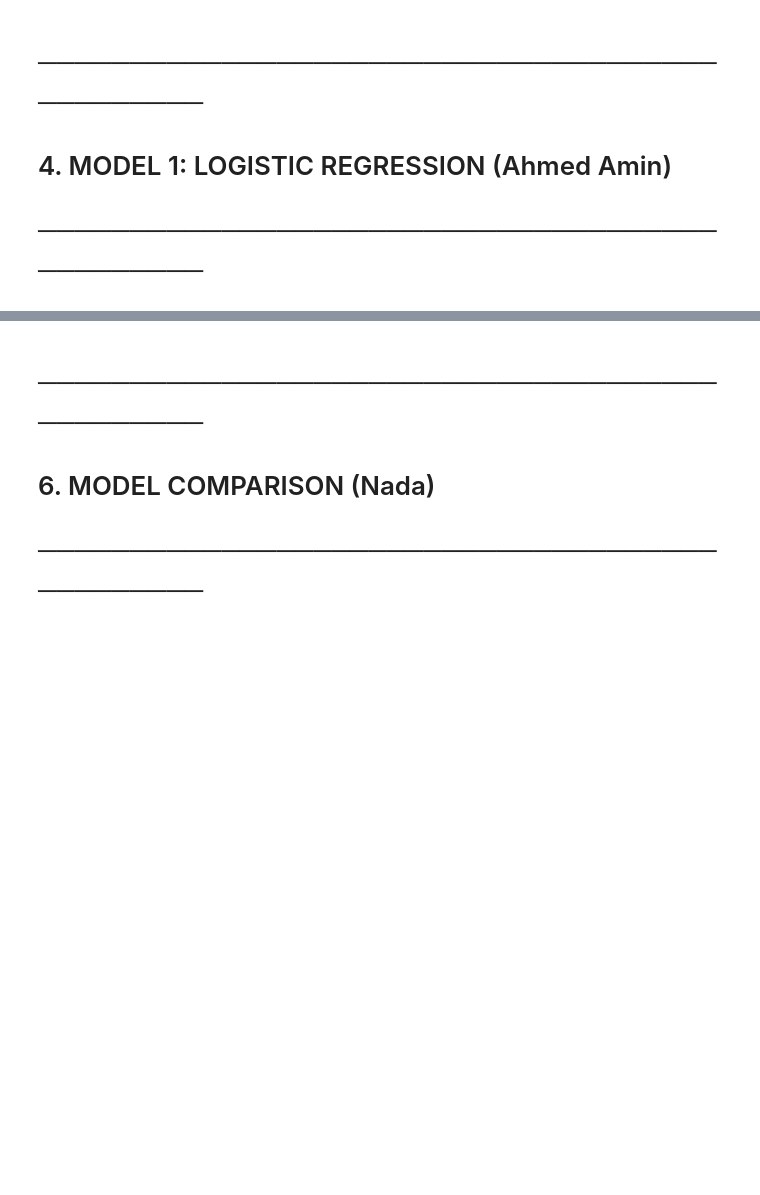
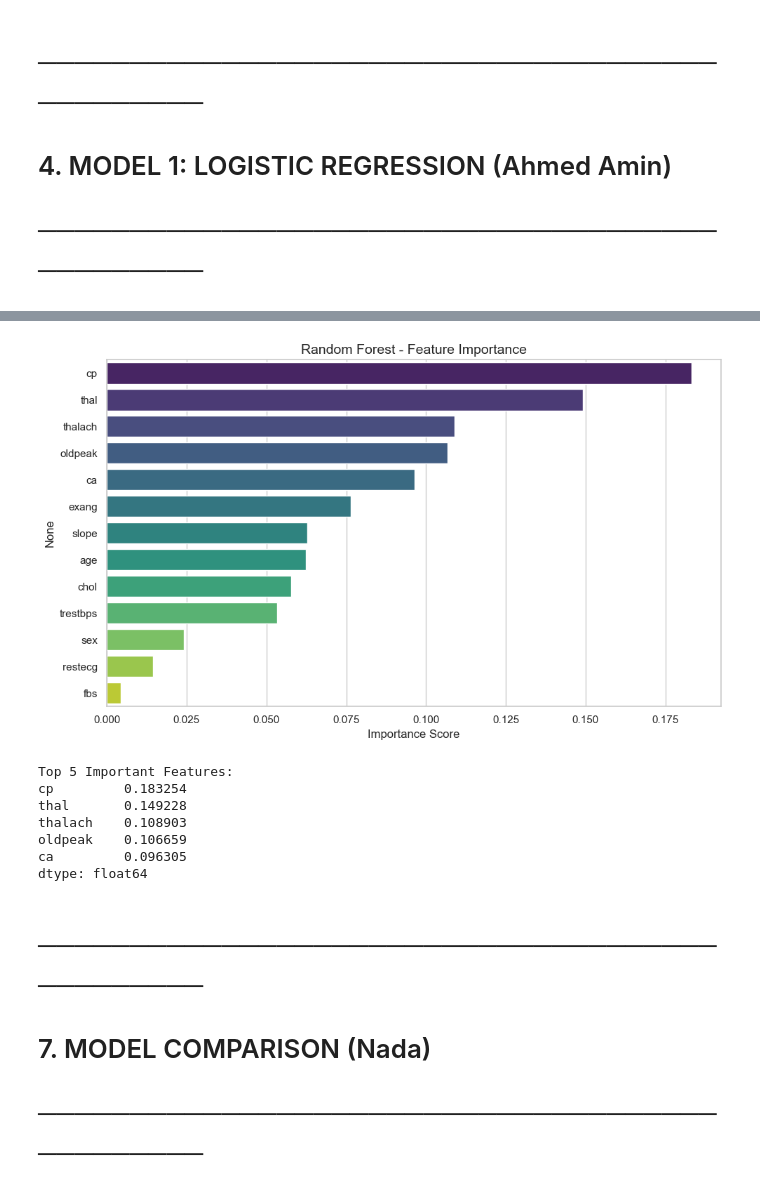
Before and after one commit to Kha1edAyman/Heart-Disease-Prediction-ML-Project, a Jupyter notebook: heart_disease.ipynb, the cells around one changed output, grey strips where cells are left out. Drawn from its saved outputs; the diff is of its cells as text; code cells hidden in the pictures; blank space fills up the shorter version.

```diff
--- a/heart_disease.ipynb
+++ b/heart_disease.ipynb
@@ -334,4 +430,29 @@ probabilities = y_proba
+# %%
+# Feature Importance
+feat_imp = pd.Series(
+    rf_best.feature_importances_,
+    index=X.columns
+).sort_values(ascending=False)
+
+plt.figure(figsize=(10, 6))
+sns.barplot(x=feat_imp.values, y=feat_imp.index, palette='viridis')
+plt.title('Random Forest - Feature Importance', fontsize=14)
+plt.xlabel('Importance Score')
+plt.tight_layout()
+plt.show()
+
+print("\nTop 5 Important Features:")
+print(feat_imp.head())
+# %% [output]
+[figure, added]
+Top 5 Important Features:
+cp         0.183254
+thal       0.149228
+thalach    0.108903
+oldpeak    0.106659
+ca         0.096305
+dtype: float64
 # %% [markdown]
 # ──────────────────────────────────────────────
-# 6. MODEL COMPARISON (Nada)
+# 7. MODEL COMPARISON (Nada)
 # ──────────────────────────────────────────────
```
Also changed, not shown: parts of 26 cells of this notebook, 1 other file.
